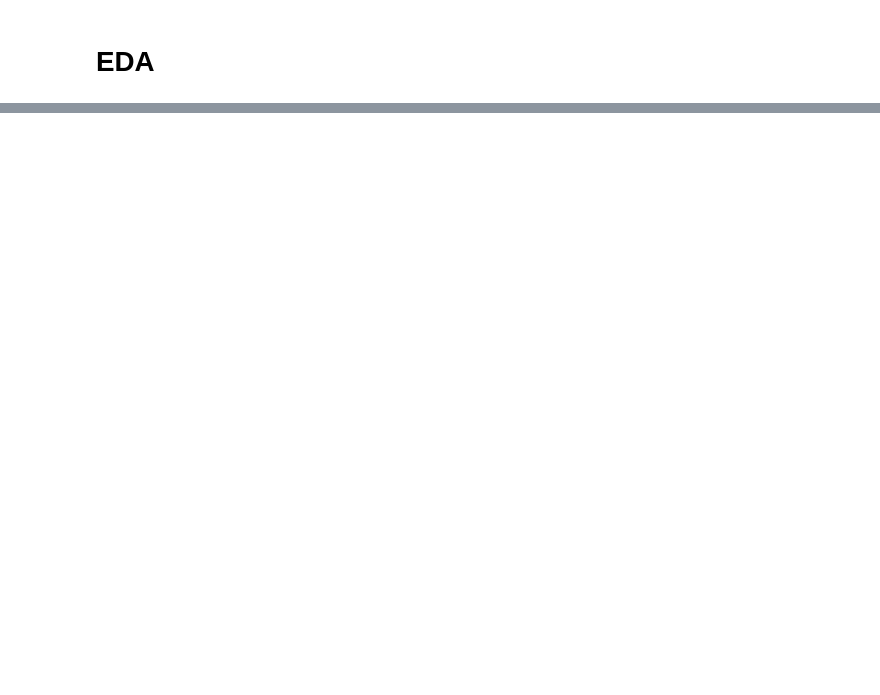
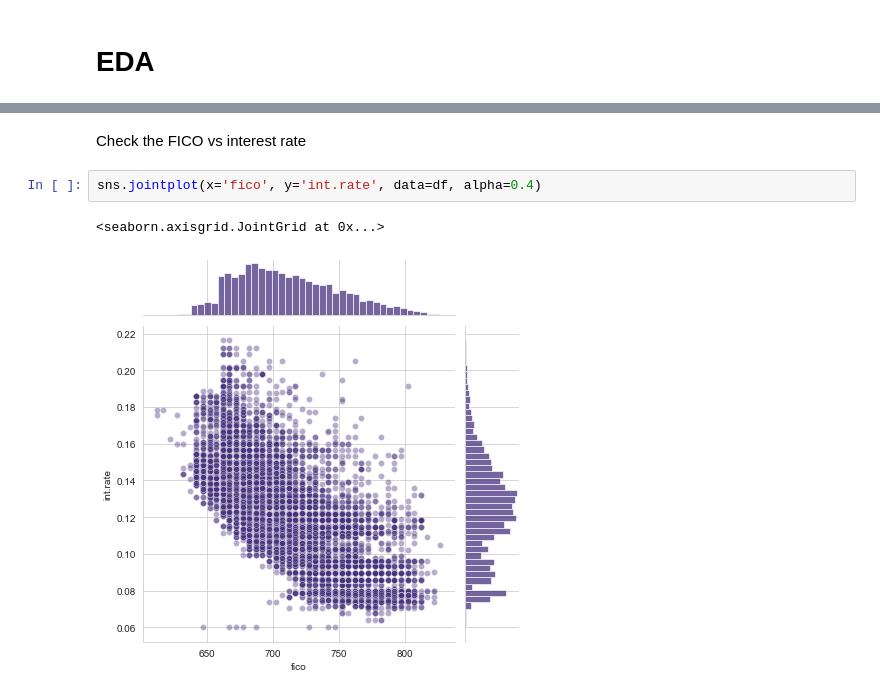
Before and after one commit to jafar-shodiq/mlearning-proj, a Jupyter notebook: project/will-the-borrower-pay-in-full-to-the-investor/lending-club.ipynb, the cells around one changed output, grey strips where cells are left out. Cells and saved outputs as stored; diff of their text form; blank space fills up the shorter version.

```diff
--- a/project/will-the-borrower-pay-in-full-to-the-investor/lending-club.ipynb
+++ b/project/will-the-borrower-pay-in-full-to-the-investor/lending-club.ipynb
@@ -30,0 +115,7 @@ Random forest classifier - accuracy
+# %% [markdown]
+Check the FICO vs interest rate
+# %%
+sns.jointplot(x='fico', y='int.rate', data=df, alpha=0.4)
+# %% [output]
+<seaborn.axisgrid.JointGrid at 0x...>
+[figure, added]
```
Also changed, not shown: parts of 55 cells of this notebook, 1 other file.
